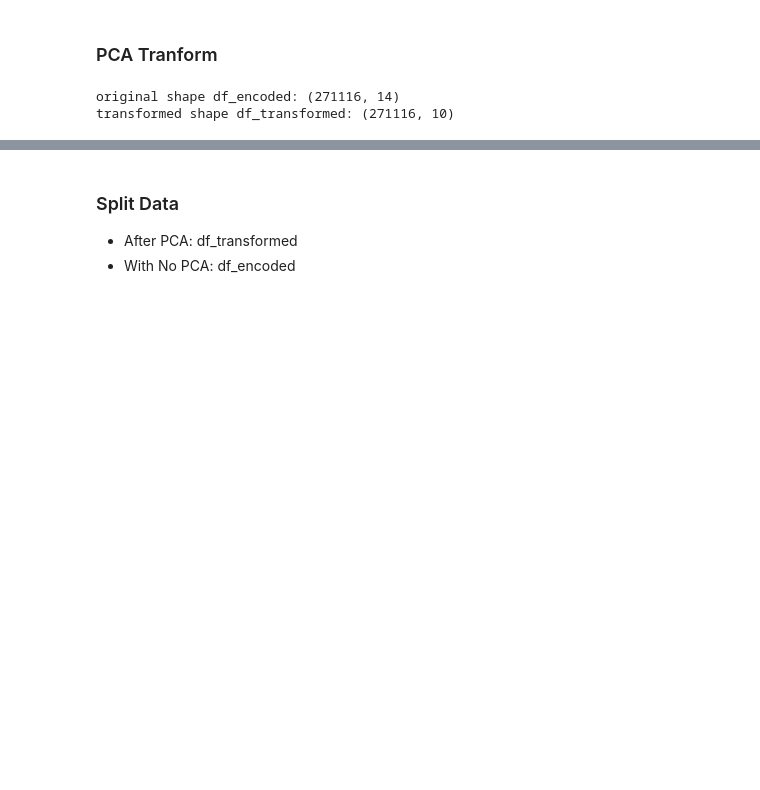
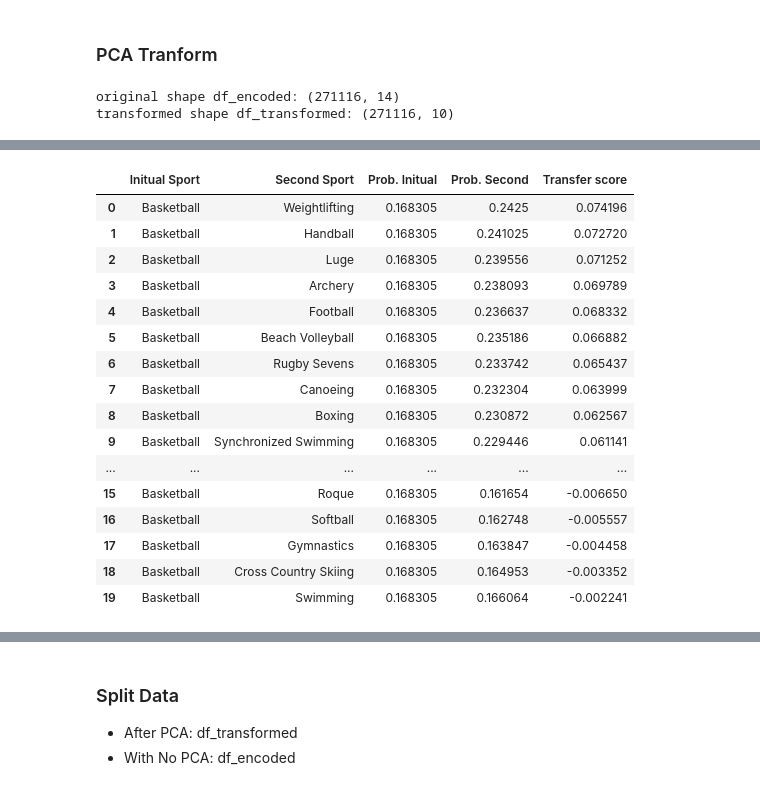
Before and after one commit to replicant34/Projects, a Jupyter notebook: Prediction Olympic Results/CAO-2.ipynb, the cells around one changed output, grey strips where cells are left out. Saved outputs shown, nothing was run; the diff lists cells and outputs as text; code cells hidden in the pictures; blank space fills up the shorter version.

```diff
--- a/Prediction Olympic Results/CAO-2.ipynb
+++ b/Prediction Olympic Results/CAO-2.ipynb
@@ -857,0 +1233,2 @@ transformed shape df_transformed: (271116, 10)
+# %%
+comb_df['Transfer score'] = comb_df['Prob. Second'] - comb_df['Prob. Initual']
@@ -857,0 +1237,7 @@ transformed shape df_transformed: (271116, 10)
+# %%
+# Assuming encoder is your LabelEncoder object and encoded_df is your DataFrame with encoded features
+comb_df['Initual Sport'] = comb_df['Initual Sport'].round().astype(int)
+comb_df['Second Sport'] = comb_df['Second Sport'].round().astype(int)
+decoded_df = comb_df.copy()
+decoded_df['Initual Sport'] = label_encoder2.inverse_transform(decoded_df['Initual Sport'])
+decoded_df['Second Sport'] = label_encoder2.inverse_transform(decoded_df['Second Sport'])
@@ -857,0 +1270,20 @@ transformed shape df_transformed: (271116, 10)
+# %%
+result_df.head(20)
+# %% [output]
+|  | Initual Sport | Second Sport | Prob. Initual | Prob. Second | Transfer score |
+| 0 | Basketball | Weightlifting | 0.168305 | 0.2425 | 0.074196 |
+| 1 | Basketball | Handball | 0.168305 | 0.241025 | 0.072720 |
+| 2 | Basketball | Luge | 0.168305 | 0.239556 | 0.071252 |
+| 3 | Basketball | Archery | 0.168305 | 0.238093 | 0.069789 |
+| 4 | Basketball | Football | 0.168305 | 0.236637 | 0.068332 |
+| 5 | Basketball | Beach Volleyball | 0.168305 | 0.235186 | 0.066882 |
+| 6 | Basketball | Rugby Sevens | 0.168305 | 0.233742 | 0.065437 |
+| 7 | Basketball | Canoeing | 0.168305 | 0.232304 | 0.063999 |
+| 8 | Basketball | Boxing | 0.168305 | 0.230872 | 0.062567 |
+| 9 | Basketball | Synchronized Swimming | 0.168305 | 0.229446 | 0.061141 |
+| ... | ... | ... | ... | ... | ... |
+| 15 | Basketball | Roque | 0.168305 | 0.161654 | -0.006650 |
+| 16 | Basketball | Softball | 0.168305 | 0.162748 | -0.005557 |
+| 17 | Basketball | Gymnastics | 0.168305 | 0.163847 | -0.004458 |
+| 18 | Basketball | Cross Country Skiing | 0.168305 | 0.164953 | -0.003352 |
+| 19 | Basketball | Swimming | 0.168305 | 0.166064 | -0.002241 |
```
Also changed, not shown: parts of 94 cells of this notebook.
